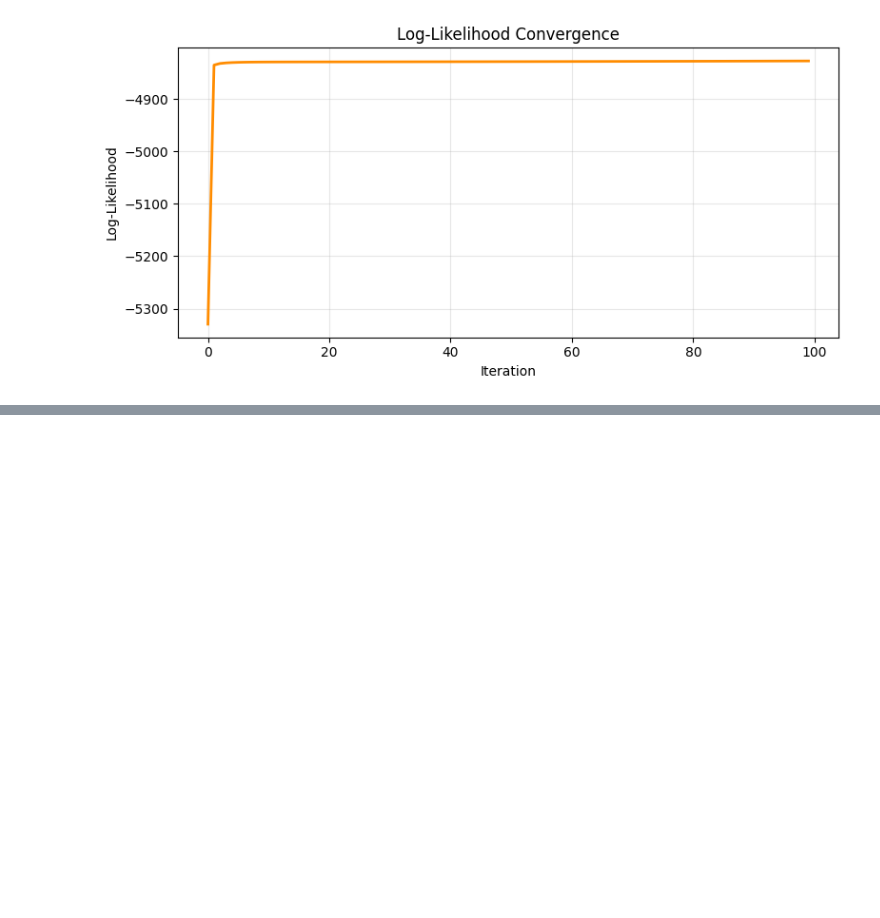
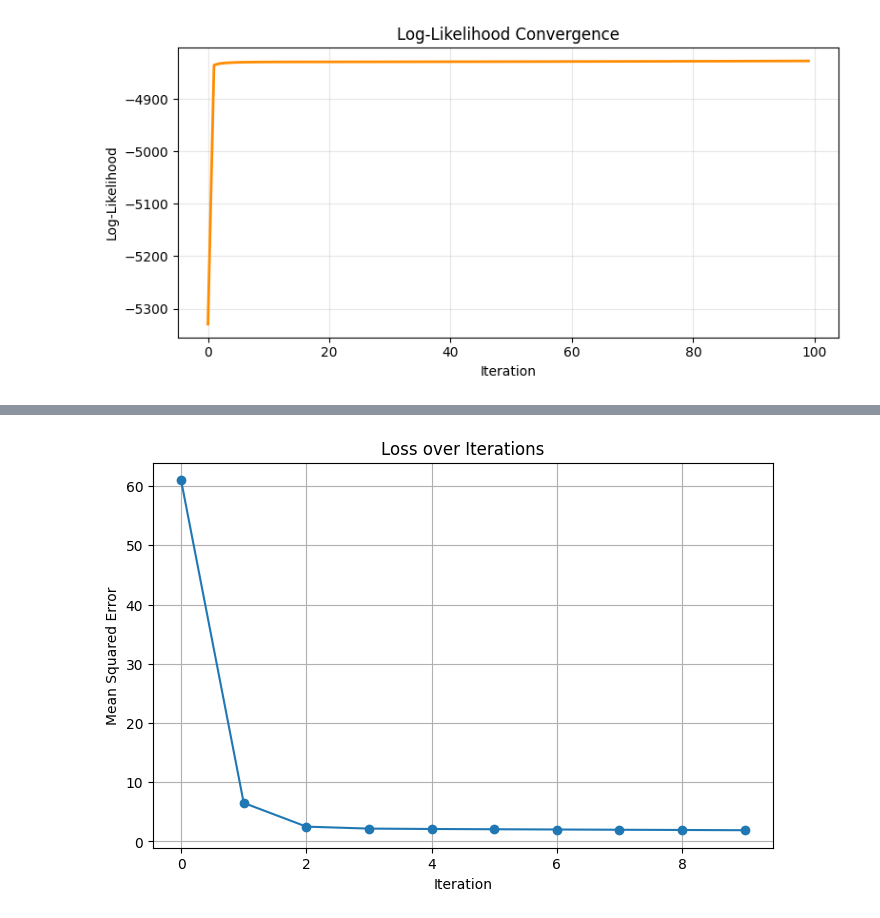
Before and after one commit to rachealA924/Formative3-Probability-Distributions-Assignment_Group22, a Jupyter notebook: Formative3_Probability_Distributions_Assignment_Group22.ipynb, the cells around one changed output, grey strips where cells are left out. Cells and saved outputs as stored; diff of their text form; code cells hidden in the pictures; blank space fills up the shorter version.

```diff
--- a/Formative3_Probability_Distributions_Assignment_Group22.ipynb
+++ b/Formative3_Probability_Distributions_Assignment_Group22.ipynb
@@ -225,0 +385,14 @@ plt.show()
+# %%
+plt.figure(figsize=(8,5))
+
+plt.plot(loss_history, marker='o')
+
+plt.xlabel("Iteration")
+plt.ylabel("Mean Squared Error")
+plt.title("Loss over Iterations")
+
+plt.grid(True)
+
+plt.show()
+# %% [output]
+[figure, added]
```
Also changed, not shown: parts of 14 cells of this notebook.
